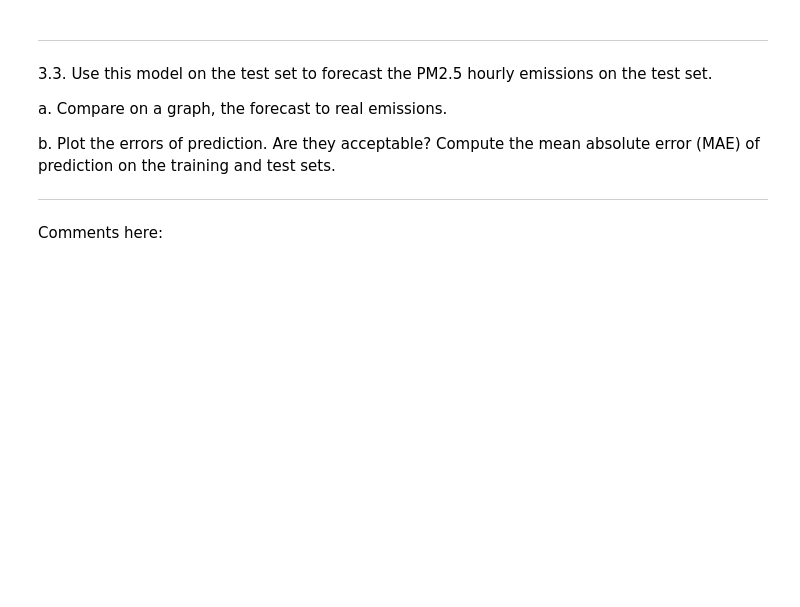
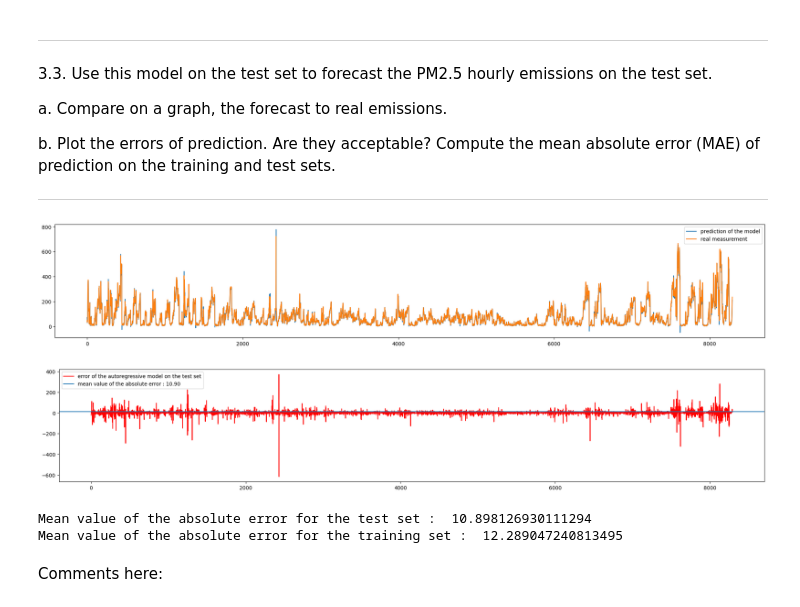
Before and after one commit to Potomolo/LEPL1109-CraHackaton, a Jupyter notebook: Hackathon 1.ipynb, the cells around one changed output. Saved outputs shown, nothing was run; the diff lists cells and outputs as text; code cells hidden in the pictures; blank space fills up the shorter version.

```diff
--- a/Hackathon 1.ipynb
+++ b/Hackathon 1.ipynb
@@ -591,0 +590,18 @@ c.	Analyze statistics reported by statsmodel.
+# %%
+# à voir semaine 5
+np_valid_beijing = valid_beijing[target_column].to_numpy()
+training_set = np_valid_beijing[:3 * len(np_valid_beijing)//4]
+validation_set = np_valid_beijing[3 * len(np_valid_beijing)//4:]
+
+X_auto = np.array([training_set[:len(training_set)-3],
+                  training_set[1:len(training_set)-2],
+                  training_set[2:len(training_set)-1]]).T
+Y_auto = training_set[3:len(training_set)]
+
+print(X_auto.shape, Y_auto.shape)
+
+regress_model = sm.OLS(Y_auto,X_auto)
+regress_result = regress_model.fit()
+
+print(regress_result.summary())
+print(regress_result.params)
@@ -606,3 +638,33 @@ b. Plot the errors of prediction. Are they acceptable? Compute the mean absolute
+# %%
+plt.figure(figsize=(25,4))
+X_test = np.array([validation_set[:len(validation_set)-3],
+                  validation_set[1:len(validation_set)-2],
+                  validation_set[2:len(validation_set)-1]]).T
+Y_test_real = validation_set[3:len(validation_set)]
+
+Y_test_predicted = X_test@regress_result.params
+
+
+
+plt.plot(np.arange(0,len(Y_test_real)), Y_test_predicted, label='prediction of the model')
+plt.plot(np.arange(0,len(Y_test_real)),Y_test_real, label='real measurement')
+plt.legend()
+plt.show()
+
+Y_test_error = Y_test_real - Y_test_predicted
+plt.figure(figsize=(25,4))
+plt.plot(np.arange(0,len(Y_test_real)),Y_test_error,color='red', label='error of the autoregressive model on the test set')
+plt.axhline(np.mean(abs(Y_test_error)), label= "mean value of the absolute error : {0:.2f}".format(np.mean(abs(Y_test_error))))
+plt.legend()
+plt.show()
+
+print("Mean value of the absolute error for the test set : ", np.mean(abs(Y_test_error)))
+print("Mean value of the absolute error for the training set : ", np.mean(abs(Y_auto - X_auto@regress_result.params)))
+# %% [output]
+[figure, added]
+[figure, added]
+Mean value of the absolute error for the test set :  10.898126930111294
+Mean value of the absolute error for the training set :  12.289047240813495
 # %% [markdown]
 Comments here:
 # %% [markdown]
```
Also changed, not shown: parts of 5 cells of this notebook.
